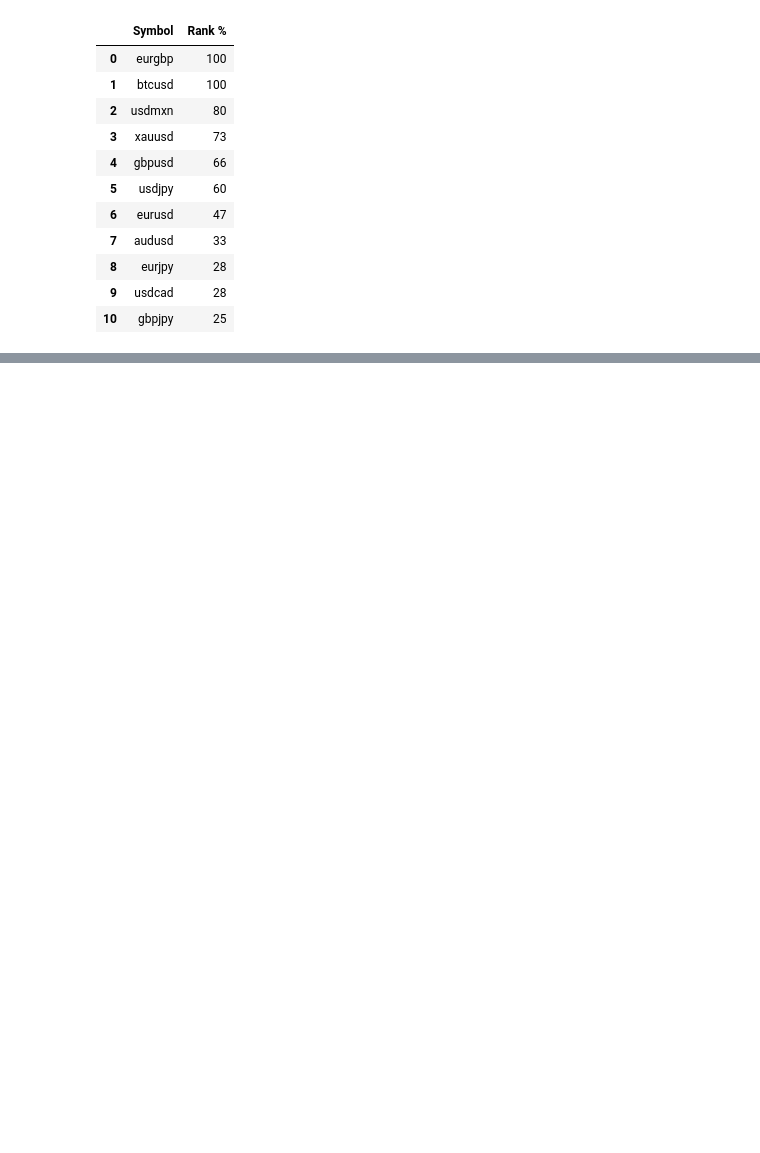
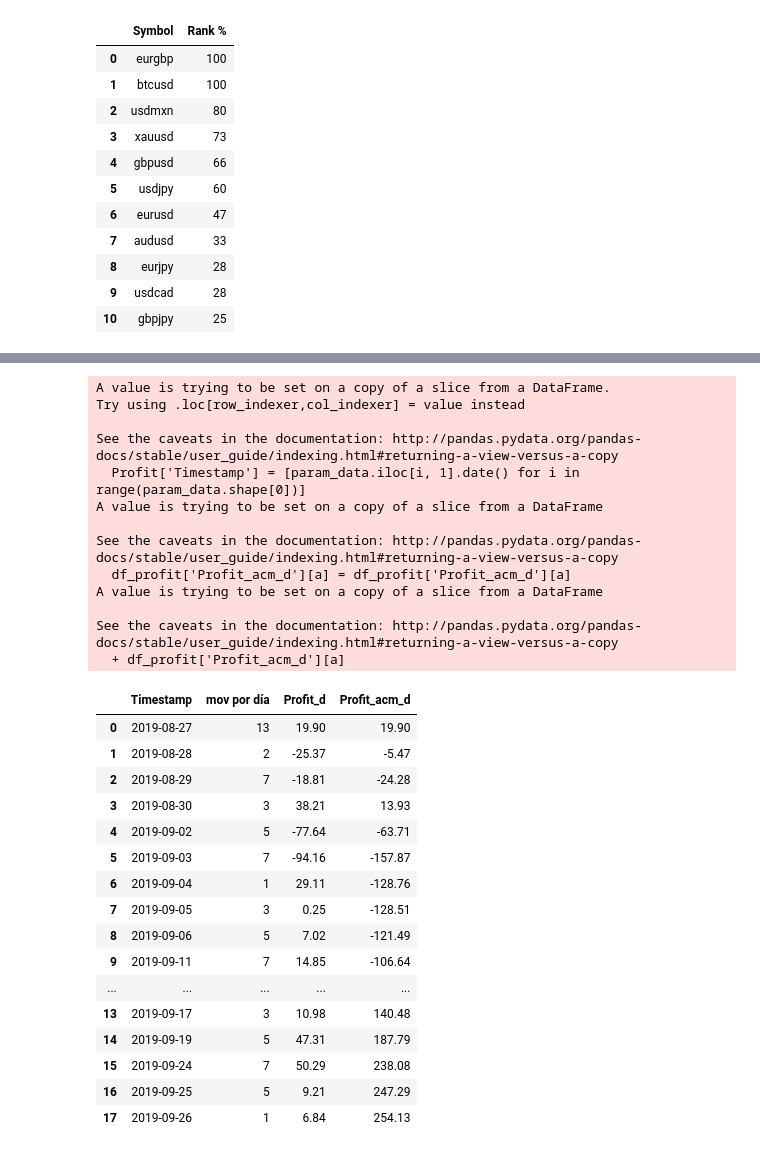
Before and after one commit to NatashaGamez/Lab_2_LNGO, a Jupyter notebook: Lab_2_LNGO_Notebook.ipynb, the cells around one changed output, grey strips where cells are left out. Saved outputs shown, nothing was run; the diff lists cells and outputs as text; code cells hidden in the pictures; blank space fills up the shorter version.

```diff
--- a/Lab_2_LNGO_Notebook.ipynb
+++ b/Lab_2_LNGO_Notebook.ipynb
@@ -87,0 +113,34 @@ df_1_ranking
+# %%
+df_profit_d = fn.f_profit_diario(param_data=datos)
+df_profit_d
+# %% [output]
+A value is trying to be set on a copy of a slice from a DataFrame.
+Try using .loc[row_indexer,col_indexer] = value instead
+
+See the caveats in the documentation: http://pandas.pydata.org/pandas-docs/stable/user_guide/indexing.html#returning-a-view-versus-a-copy
+  Profit['Timestamp'] = [param_data.iloc[i, 1].date() for i in range(param_data.shape[0])]
+A value is trying to be set on a copy of a slice from a DataFrame
+
+See the caveats in the documentation: http://pandas.pydata.org/pandas-docs/stable/user_guide/indexing.html#returning-a-view-versus-a-copy
+  df_profit['Profit_acm_d'][a] = df_profit['Profit_acm_d'][a]
+A value is trying to be set on a copy of a slice from a DataFrame
+
+See the caveats in the documentation: http://pandas.pydata.org/pandas-docs/stable/user_guide/indexing.html#returning-a-view-versus-a-copy
+  + df_profit['Profit_acm_d'][a]
+|  | Timestamp | mov por día | Profit_d | Profit_acm_d |
+| 0 | 2019-08-27 | 13 | 19.90 | 19.90 |
+| 1 | 2019-08-28 | 2 | -25.37 | -5.47 |
+| 2 | 2019-08-29 | 7 | -18.81 | -24.28 |
+| 3 | 2019-08-30 | 3 | 38.21 | 13.93 |
+| 4 | 2019-09-02 | 5 | -77.64 | -63.71 |
+| 5 | 2019-09-03 | 7 | -94.16 | -157.87 |
+| 6 | 2019-09-04 | 1 | 29.11 | -128.76 |
+| 7 | 2019-09-05 | 3 | 0.25 | -128.51 |
+| 8 | 2019-09-06 | 5 | 7.02 | -121.49 |
+| 9 | 2019-09-11 | 7 | 14.85 | -106.64 |
+| ... | ... | ... | ... | ... |
+| 13 | 2019-09-17 | 3 | 10.98 | 140.48 |
+| 14 | 2019-09-19 | 5 | 47.31 | 187.79 |
+| 15 | 2019-09-24 | 7 | 50.29 | 238.08 |
+| 16 | 2019-09-25 | 5 | 9.21 | 247.29 |
+| 17 | 2019-09-26 | 1 | 6.84 | 254.13 |
```
Also changed, not shown: parts of 6 cells of this notebook, 1 other file.
